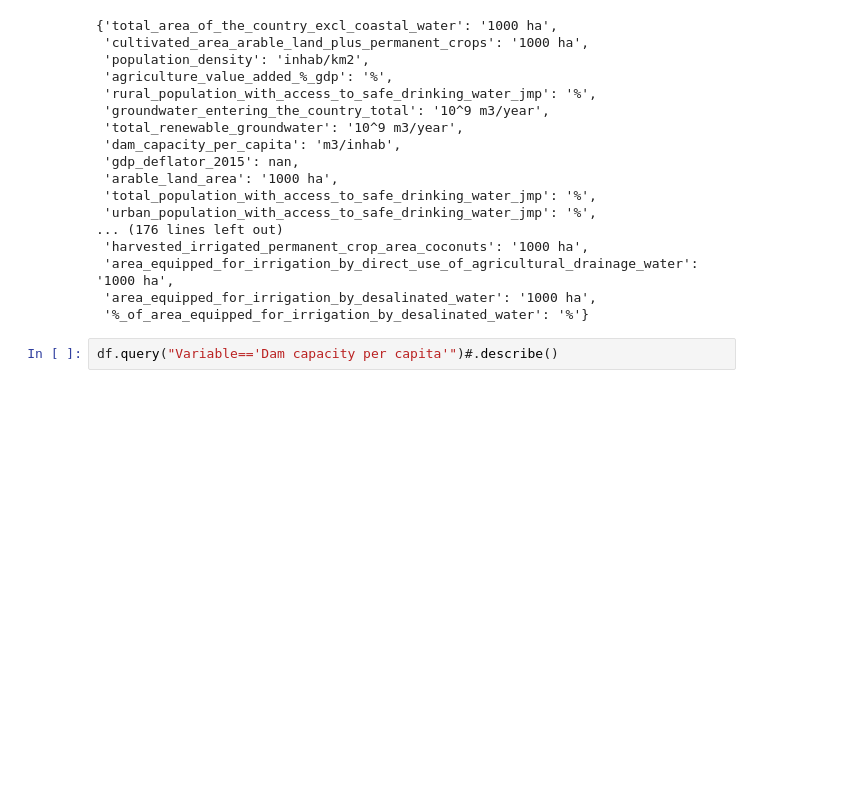
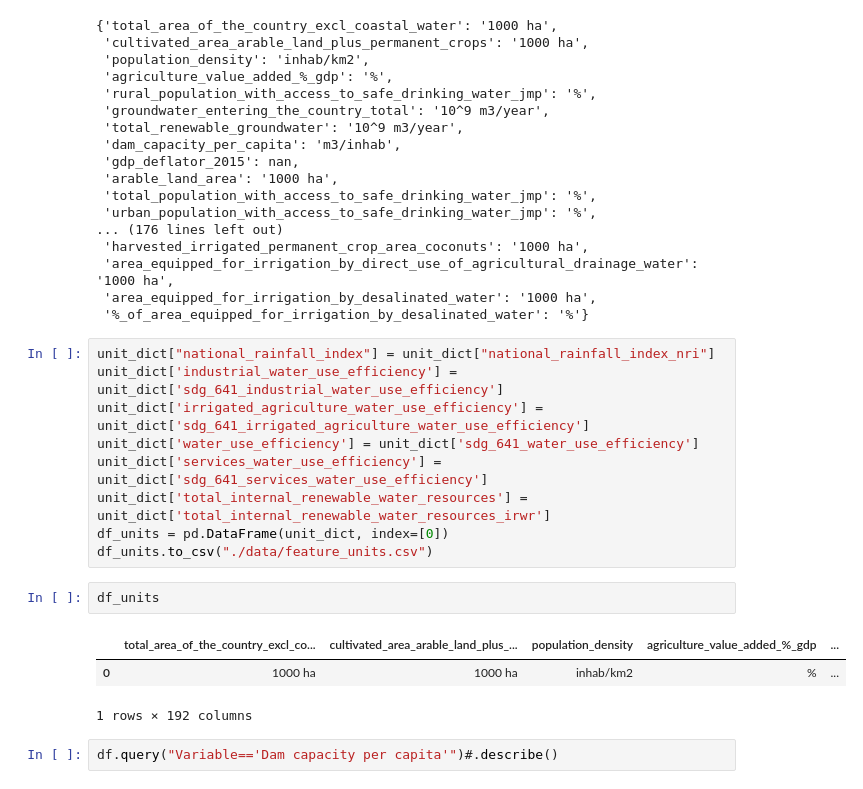
Before and after one commit to giumr06/Final_Project_Water_Management, a Jupyter notebook: First_EDA.ipynb, the cells around one changed output. Cells and saved outputs as stored; diff of their text form; blank space fills up the shorter version.

```diff
--- a/First_EDA.ipynb
+++ b/First_EDA.ipynb
@@ -65,6 +65,21 @@ unit_dict
  'area_equipped_for_irrigation_by_direct_use_of_agricultural_drainage_water': '1000 ha',
  'area_equipped_for_irrigation_by_desalinated_water': '1000 ha',
  '%_of_area_equipped_for_irrigation_by_desalinated_water': '%'}
+# %%
+unit_dict["national_rainfall_index"] = unit_dict["national_rainfall_index_nri"]
+unit_dict['industrial_water_use_efficiency'] = unit_dict['sdg_641_industrial_water_use_efficiency']
+unit_dict['irrigated_agriculture_water_use_efficiency'] = unit_dict['sdg_641_irrigated_agriculture_water_use_efficiency']
+unit_dict['water_use_efficiency'] = unit_dict['sdg_641_water_use_efficiency']
+unit_dict['services_water_use_efficiency'] = unit_dict['sdg_641_services_water_use_efficiency']
+unit_dict['total_internal_renewable_water_resources'] = unit_dict['total_internal_renewable_water_resources_irwr']
+df_units = pd.DataFrame(unit_dict, index=[0])
+df_units.to_csv("./data/feature_units.csv")
+# %%
+df_units
+# %% [output]
+|  | total_area_of_the_country_excl_co... | cultivated_area_arable_land_plus_... | population_density | agriculture_value_added_%_gdp | ... |
+| 0 | 1000 ha | 1000 ha | inhab/km2 | % | ... |
+1 rows × 192 columns
 # %%
 df.query("Variable=='Dam capacity per capita'")#.describe()
 # %% [output]
```
Also changed, not shown: 5 other files.
